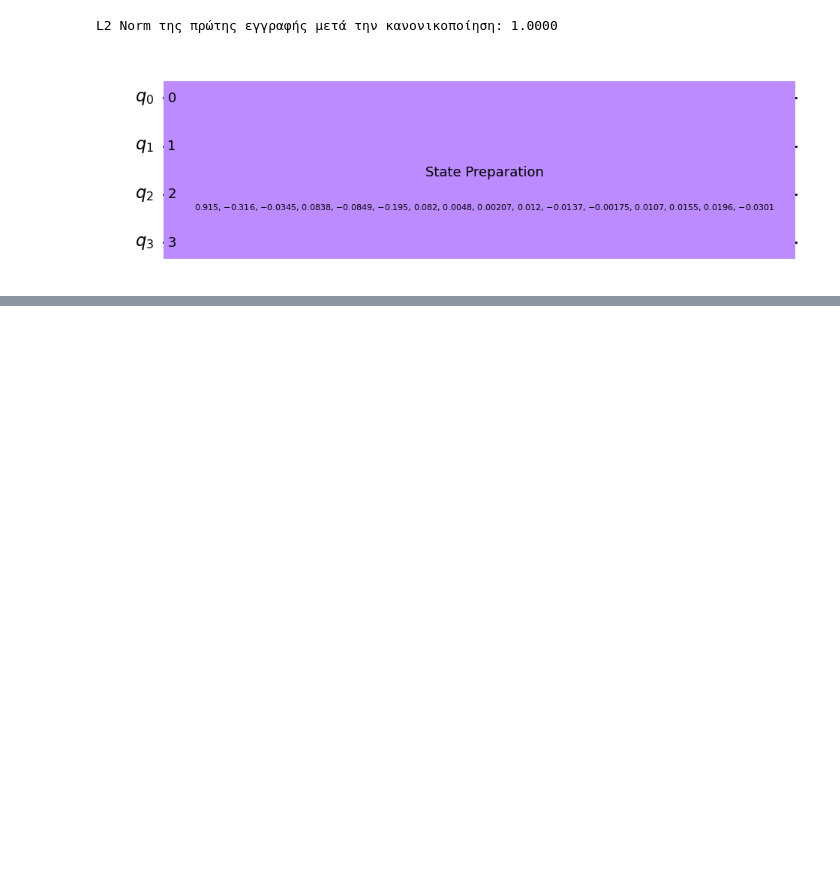
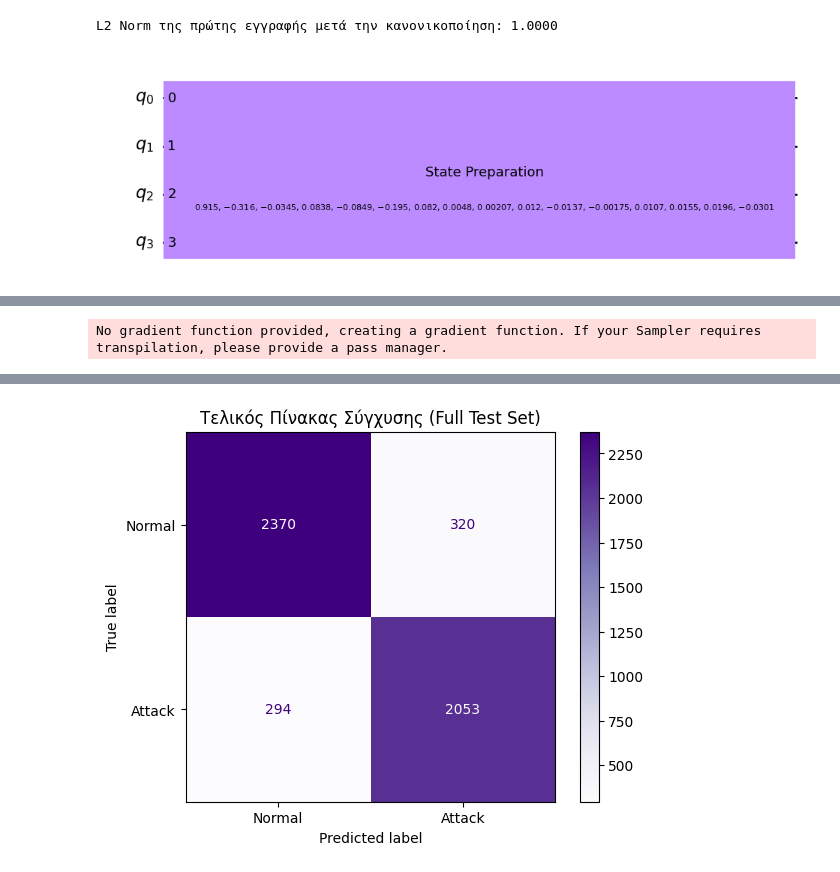
Before and after one commit to Angeloth1/Quantum-IDS-NSLKDD, a Jupyter notebook: notebooks/main.ipynb, the cells around one changed output, grey strips where cells are left out. Saved outputs shown, nothing was run; the diff lists cells and outputs as text; code cells hidden in the pictures; blank space fills up the shorter version.

Commit message:
feat: vql model with 87.81% accuracy

```diff
--- a/notebooks/main.ipynb
+++ b/notebooks/main.ipynb
@@ -317,0 +350,74 @@ qc.draw(output='mpl', style='clifford')
+# %%
+from qiskit_machine_learning.circuit.library import raw_feature_vector
+from qiskit.circuit.library import real_amplitudes
+from qiskit_machine_learning.algorithms import VQC
+from qiskit_algorithms.optimizers import COBYLA
+from sklearn.metrics import classification_report, confusion_matrix, ConfusionMatrixDisplay
+from IPython.display import clear_output
+import matplotlib.pyplot as plt
+import numpy as np
+import time
+
+# 1. ΠΛΗΡΗ ΔΕΔΟΜΕΝΑ ΚΑΙ BINARIZATION (Όλα σε ένα βήμα για να μην έχουμε NameError)
+# Αν είναι 'normal' γίνεται 0, αν είναι οτιδήποτε άλλο (επίθεση) γίνεται 1
+yTrain_bin = (yTrain != 'normal').astype(int).to_numpy()
+yTest_bin = (yTest != 'normal').astype(int).to_numpy()
+
+xTrain_full = xTrain_norm
+yTrain_full = yTrain_bin
+
+xTest_full = xTest_norm
+yTest_full = yTest_bin
+
+# 2. ΑΥΞΗΣΗ ΒΑΘΟΥΣ ΚΥΚΛΩΜΑΤΟΣ (reps=3 αντί για 2)
+feature_vector_circuit = raw_feature_vector(feature_dimension=16)
+ansatz_amp = real_amplitudes(num_qubits=4, reps=3)
+
+# 3. ΑΥΞΗΣΗ ΕΠΑΝΑΛΗΨΕΩΝ OPTIMIZER (maxiter=200)
+optimizer = COBYLA(maxiter=200)
+
+objective_func_vals = []
+def callback_graph(weights, obj_func_eval):
+    clear_output(wait=True)
+    objective_func_vals.append(obj_func_eval)
+    plt.figure(figsize=(8, 5))
+    plt.title("Τελική Εκπαίδευση VQC (Full Dataset - Reps:3)")
+    plt.xlabel("Επανάληψη (Iteration)")
+    plt.ylabel("Σφάλμα (Objective Function Loss)")
+    plt.plot(range(len(objective_func_vals)), objective_func_vals, color='purple', linewidth=2)
+    plt.grid(True, linestyle='--', alpha=0.6)
+    plt.show()
+
+vqc_amp_model_final = VQC(
+    feature_map=feature_vector_circuit,
+    ansatz=ansatz_amp,
+    optimizer=optimizer,
+    callback=callback_graph
+)
+
+# 4. ΤΕΛΙΚΗ ΕΚΠΑΙΔΕΥΣΗ (Θα πάρει αρκετή ώρα!)
+print(f"Ξεκινάει η ΚΑΝΟΝΙΚΗ εκπαίδευση σε {len(xTrain_full)} δείγματα...")
+start_time = time.time()
+
+vqc_amp_model_final.fit(xTrain_full, yTrain_full)
+
+end_time = time.time()
+print(f"\nΗ εκπαίδευση ολοκληρώθηκε επιτυχώς σε {(end_time - start_time)/60:.2f} λεπτά!")
+
+# 5. ΤΕΛΙΚΗ ΑΞΙΟΛΟΓΗΣΗ
+print("\nΤο κβαντικό μοντέλο εξετάζει το FULL Test Set...")
+y_pred_full = vqc_amp_model_final.predict(xTest_full)
+test_score_full = vqc_amp_model_final.score(xTest_full, yTest_full)
+
+print(f"\nΣυνολική Ακρίβεια (Accuracy): {test_score_full * 100:.2f}%\n")
+print("--- Αναλυτική Αναφορά (Classification Report) ---")
+print(classification_report(yTest_full, y_pred_full, target_names=["Normal (0)", "Attack (1)"]))
+
+# 6. Τελικό Confusion Matrix
+cm = confusion_matrix(yTest_full, y_pred_full)
+disp = ConfusionMatrixDisplay(confusion_matrix=cm, display_labels=["Normal", "Attack"])
+disp.plot(cmap='Purples')
+plt.title("Τελικός Πίνακας Σύγχυσης (Full Test Set)")
+plt.show()
+# %% [output]
+No gradient function provided, creating a gradient function. If your Sampler requires transpilation, please provide a pass manager.
@@ -317,0 +441 @@ qc.draw(output='mpl', style='clifford')
+[figure, added]
```
Also changed, not shown: parts of 6 cells of this notebook, 2 other files.
